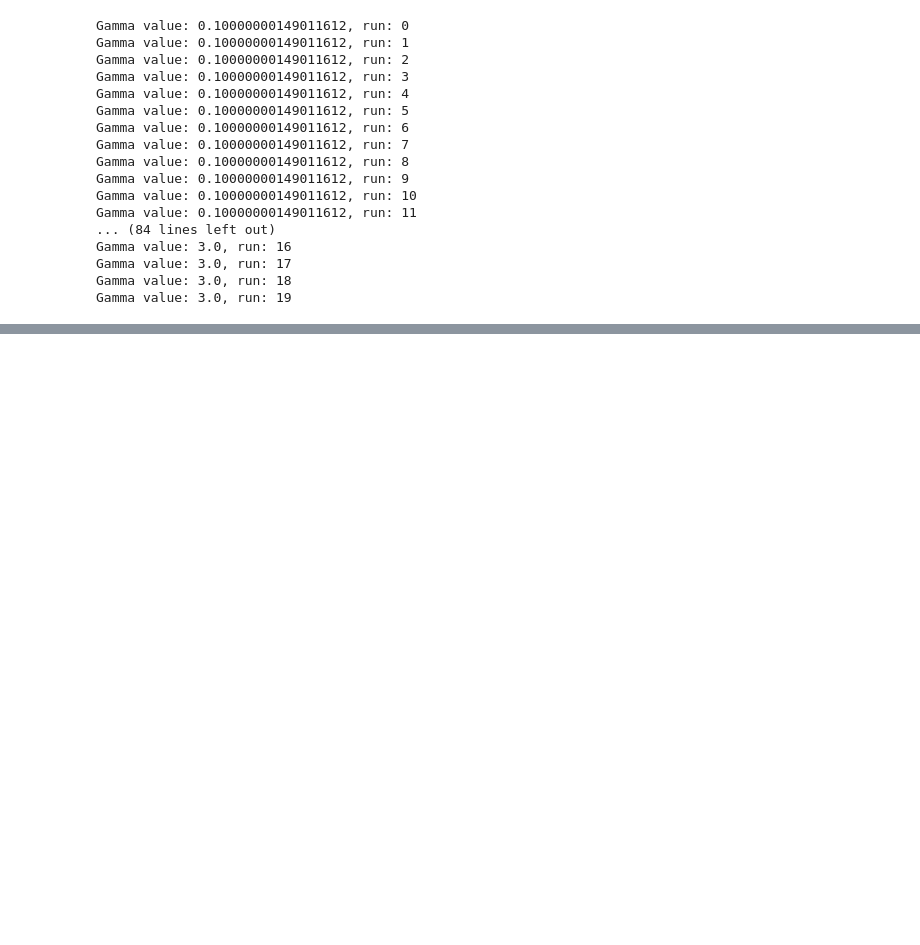
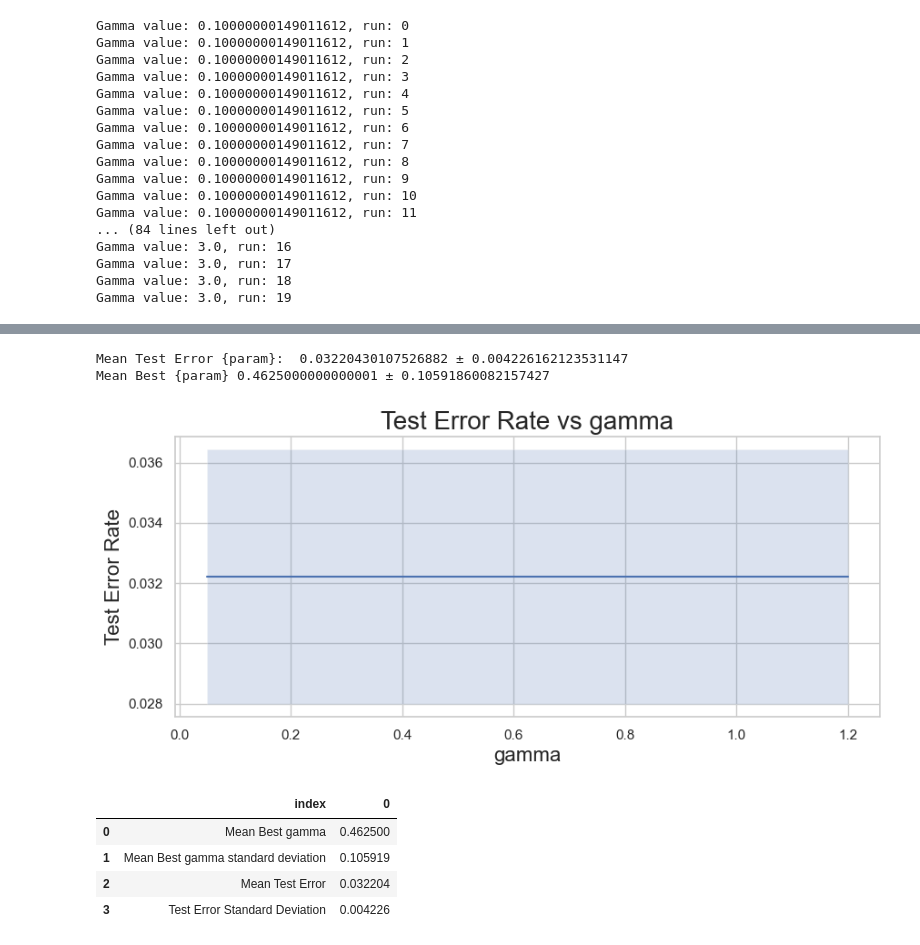
Before and after one commit to marcali/Supervised_Learning_CW2, a Jupyter notebook: KernelPerceptron.ipynb, the cells around one changed output, grey strips where cells are left out. Cells and saved outputs as stored; diff of their text form; code cells hidden in the pictures; blank space fills up the shorter version.

```diff
--- a/KernelPerceptron.ipynb
+++ b/KernelPerceptron.ipynb
@@ -374,12 +363,10 @@ def run_kernel_perceptron_cross_val(x_data, y_labels, N_RUNS, N_FOLDS, params_ra
             #loop over the d's
             for i_j, j in enumerate(params_range):
                 #calculate the kernel matrix for the train and test data
-                #######K_train_fold = kernel_function(fold.train_data, fold.train_data, j)
-                ##########K_test_fold = kernel_function(fold.test_data, fold.train_data, j)
                 model_train = Classifier(n_classes, kernel_function, j)
 
                 #train the kernel perceptron
-                alpha = model_train.fit(fold.train_data, fold.train_labels, return_training_error=False)
+                model_train.fit(fold.train_data, fold.train_labels, return_training_error=False)
                 #calculate the prediction error for each run, fold and d
                 fold_test_prediction_error[i_run, i_fold, i_j] = model_train.predict(fold.test_data, fold.test_labels)
 
@@ -388,10 +375,8 @@ def run_kernel_perceptron_cross_val(x_data, y_labels, N_RUNS, N_FOLDS, params_ra
         star_params.append(star_param)
         model_test = Classifier(n_classes, kernel_function, star_param)
         #train the kernel perceptron with the d_star/c_star
-        ########K_train = kernel_function(X_train, X_train, star_param)
-        alpha_star = model_test.fit(X_train, Y_train, return_training_error=False)
+        model_test.fit(X_train, Y_train, return_training_error=False)
         #calculate the test error for each run and d_star/c_star
-        #########K_test = kernel_function(X_test, X_train, star_param)
         test_errors[i_run], y_pred = model_test.predict(X_test, Y_test, return_labels=True)
 
         #calculate the confusion matrix for each run and d_star/c_star
@@ -405,5 +390,3 @@ def run_kernel_perceptron_cross_val(x_data, y_labels, N_RUNS, N_FOLDS, params_ra
             misclassified_images[i_run][true_label] = X_test[index]
 
     return test_errors, star_params, confusion_matrices, misclassified_images
-
-test_errors_poly, d_stars, confusion_matrices, misclassified_images = run_kernel_perceptron_cross_val(x_data, y_labels, N_RUNS, N_FOLDS, d_range, n_classes, kernel_function=polynomial_kernel, Classifier=KernelPerceptron)
@@ -969,0 +973,5 @@ Best gamma value: 0.4932323232323233
+# %%
+gamma_values = [0.05,0.25,0.4,0.6,0.8,1.2]
+test_errors_1vs1, gamma_stars, confusion_matrices, misclassified_images = run_kernel_perceptron_cross_val(x_data, y_labels, N_RUNS, N_FOLDS, gamma_values, n_classes, kernel_function=gaussian_kernel_matrix, Classifier=OneVsOneKernelPerceptron)
+print(gamma_stars)
+print(test_errors_1vs1)
@@ -969,0 +991,52 @@ Best gamma value: 0.4932323232323233
+# %%
+def calculate_mean_star_param_and_mean_test_error_with_std(test_errors, stars_param, param):
+    mean_cross_validation_test_error_with_star_param = np.mean(test_errors, axis=0)
+    mean_cross_validation_test_error_std_with_star_param = np.std(test_errors, axis=0)
+    mean_cross_validation_star_param = np.mean(stars_param)
+    mean_cross_validation_std_star_param = np.std(stars_param)
+    print("Mean Test Error {param}: ", mean_cross_validation_test_error_with_star_param, "±", mean_cross_validation_test_error_std_with_star_param)
+    print("Mean Best {param}", mean_cross_validation_star_param, "±", mean_cross_validation_std_star_param)
+
+    part_2_results = {
+            f"Mean Best {param}": mean_cross_validation_star_param,
+            f"Mean Best {param} standard deviation": mean_cross_validation_std_star_param,
+            "Mean Test Error": mean_cross_validation_test_error_with_star_param,
+            "Test Error Standard Deviation": mean_cross_validation_test_error_std_with_star_param
+        }
+
+    df_results_2 = pd.DataFrame.from_dict(part_2_results, orient='index')
+    df_results_2.reset_index(inplace=True)
+
+    ###########################FIXME
+    df_results = pd.DataFrame()
+    df_results[param] = gamma_values
+    df_results['test_error_mean'] = mean_cross_validation_test_error_with_star_param
+    df_results['test_error_std'] = mean_cross_validation_test_error_std_with_star_param
+
+    df_results_interpolated = pd.DataFrame()
+    df_results_interpolated[param] = np.linspace(min(gamma_values), max(gamma_values), 100)
+    df_results_interpolated['test_error_mean'] = np.interp(df_results_interpolated[param], df_results[param], df_results['test_error_mean'])
+    df_results_interpolated['test_error_std'] = np.interp(df_results_interpolated[param], df_results[param], df_results['test_error_std'])
+
+    # Plotting
+    plt.figure(figsize=(10, 4), dpi=100)
+    plt.plot(df_results_interpolated[param], df_results_interpolated['test_error_mean'])
+    plt.fill_between(df_results_interpolated[param], df_results_interpolated['test_error_mean'] - df_results_interpolated['test_error_std'], df_results_interpolated['test_error_mean'] + df_results_interpolated['test_error_std'], alpha=0.2)
+    plt.xlabel(param, fontsize=16)
+    plt.ylabel('Test Error Rate', fontsize=16)
+    plt.title('Test Error Rate vs ' + param, fontsize=20)
+    plt.show()
+
+    return df_results_2, mean_cross_validation_star_param
+
+df_results_2, mean_cross_validation_d_star = calculate_mean_star_param_and_mean_test_error_with_std(test_errors_1vs1, gamma_stars, 'gamma')
+df_results_2
+# %% [output]
+Mean Test Error {param}:  0.03220430107526882 ± 0.004226162123531147
+Mean Best {param} 0.4625000000000001 ± 0.10591860082157427
+[figure, added]
+|  | index | 0 |
+| 0 | Mean Best gamma | 0.462500 |
+| 1 | Mean Best gamma standard deviation | 0.105919 |
+| 2 | Mean Test Error | 0.032204 |
+| 3 | Test Error Standard Deviation | 0.004226 |
```
Also changed, not shown: parts of 30 cells of this notebook.
